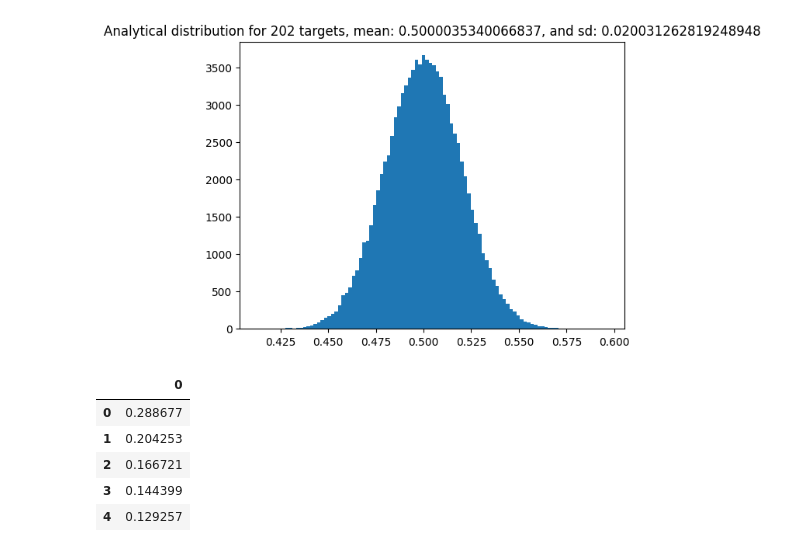
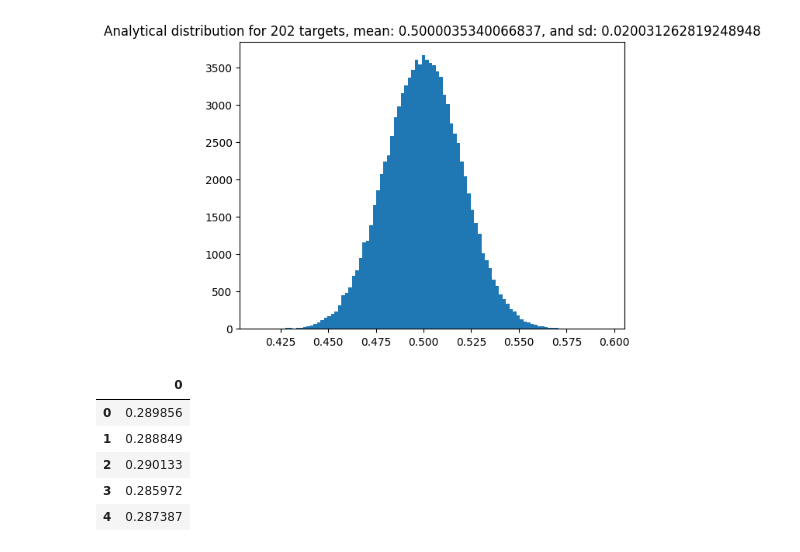
Before and after one commit to PathwayAndDataAnalysis/TF-Analysis, a Jupyter notebook: analysis/realdata/p_value_analysis.ipynb, the cells around one changed output. Saved outputs shown, nothing was run; the diff lists cells and outputs as text; code cells hidden in the pictures.

```diff
--- a/analysis/realdata/p_value_analysis.ipynb
+++ b/analysis/realdata/p_value_analysis.ipynb
@@ -68,12 +68,13 @@ for i in range(2, 250, 100):
 # %%
 
 dist = np.load("data/SD_anal_255_9235_100000.npz", allow_pickle=True)['distribution']
-dist = pd.DataFrame(dist)
+dist = pd.DataFrame(dist[0])
 dist.head()
+# dist.head()
 # %% [output]
 |  | 0 |
-| 0 | 0.288677 |
-| 1 | 0.204253 |
-| 2 | 0.166721 |
-| 3 | 0.144399 |
-| 4 | 0.129257 |
+| 0 | 0.289856 |
+| 1 | 0.288849 |
+| 2 | 0.290133 |
+| 3 | 0.285972 |
+| 4 | 0.287387 |
```
Also changed, not shown: 1 other file.
